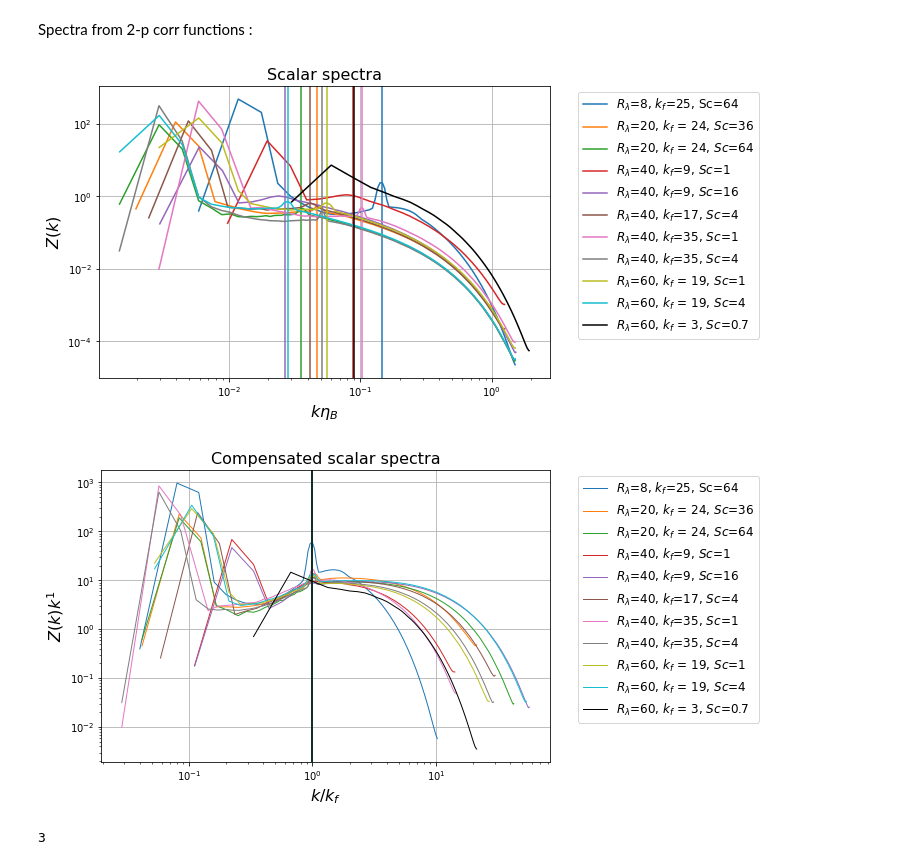
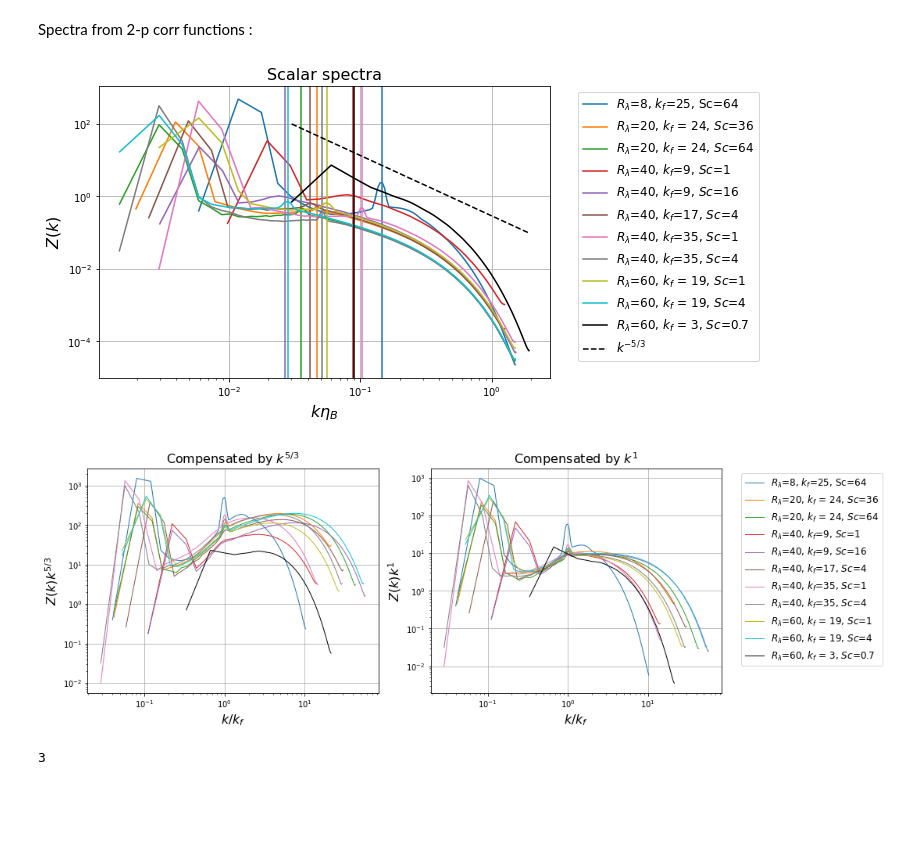
Before and after one commit to anastasiaGor/turbulence_data_notebooks, a Jupyter notebook: Scalar/real_turb_Rl40_scalar_only.ipynb, the cells around one changed output. Cells and saved outputs as stored; diff of their text form; code cells hidden in the pictures; blank space fills up the shorter version.

```diff
--- a/Scalar/real_turb_Rl40_scalar_only.ipynb
+++ b/Scalar/real_turb_Rl40_scalar_only.ipynb
@@ -160,7 +160,7 @@ def read_spec_file(common_folder, forlder_in, quantity, spec_type, ite) :
     #return [k, nb_of_modes, Ek, Exx, Eyy, Ezz, spec_table[:,6], spec_table[:,7], spec_table[:,8], spec_table[:,9]]
     return [k, nb_of_modes, Ek]
 # %%
-common_folder = "/home/gorbunov8a/data/"
+common_folder = "/robin/data/gorbunov8a/data/"
 spec_type = "lin"
 spec_component = "avg"
 file_type = "two_point_corr_complex"
@@ -268,7 +268,7 @@ for i,simu in enumerate(simulations) :
     yscaling = (simu['chi']*(viscosity/simu['eps'])**0.5)**(-1)
     ax.plot(simu['k']*xscaling, simu['scalar_corr'][0,:]*4.0*np.pi*simu['k']**2*yscaling, color=colors[i], label=simu['label'])
     ax.axvline(x=simu['kf']*xscaling, color=colors[i])
-#ax[0].plot(simu['k'], 1e-2*simu['k']**(-5.0/3.0), 'k--', label=r'$k^{-5/3}$', color='silver')
+ax.plot(simu['k']*xscaling, 1e2*simu['k']**(-5.0/3.0), 'k--', label=r'$k^{-5/3}$')
 ax.set(xscale='log', yscale='log', xlabel=r'$k \eta_B$', ylabel=r'$Z(k)$', title=r'Scalar spectra'); ax.grid()
 lgd = ax.legend(bbox_to_anchor=(1.05, 1), loc='upper left', fontsize=12, ncol=1)
 # pp = PdfPages('../Images/IRENE/spectra_Re8_Sc64_diff_forc.pdf')
@@ -277,26 +277,26 @@ lgd = ax.legend(bbox_to_anchor=(1.05, 1), loc='upper left', fontsize=12, ncol=1)
 
 plt.show()
 # %% [output]
-[figure, old version]
+[figure, new version]
 # %%
-fig, ax = plt.subplots(ncols=1, nrows=1, constrained_layout=True, figsize=(10,5))
+fig, ax = plt.subplots(ncols=2, nrows=1, constrained_layout=True, figsize=(15,5))
 
 for i,simu in enumerate(simulations) :
     xscaling = 1.0/simu['kf']
     #xscaling = simu['eta_b']
     yscaling = (simu['chi']*(viscosity/simu['eps'])**0.5)**(-1)
-    ax.plot(simu['k']*xscaling, simu['scalar_corr'][0,:]*4.0*np.pi*simu['k']**(2+1)*yscaling, '-', lw=1.0, markersize=5.5, color=colors[i], label=simu['label'])
-    ax.axvline(x=simu['kf']*xscaling, color=colors[i])
-#ax[0].plot(simu['k'], 1e-2*simu['k']**(-5.0/3.0), 'k--', label=r'$k^{-5/3}$', color='silver')
-ax.set(xscale='log', yscale='log', xlabel=r'$k/k_f$', ylabel=r'$Z(k)k^1$', title=r'Compensated scalar spectra'); ax.grid()
-lgd = ax.legend(bbox_to_anchor=(1.05, 1), loc='upper left', fontsize=12, ncol=1)
+    ax[0].plot(simu['k']*xscaling, simu['scalar_corr'][0,:]*4.0*np.pi*simu['k']**(2+5./3.)*yscaling, '-', lw=1.0, markersize=5.5, color=colors[i], label=simu['label'])
+    ax[1].plot(simu['k']*xscaling, simu['scalar_corr'][0,:]*4.0*np.pi*simu['k']**(2+1)*yscaling, '-', lw=1.0, markersize=5.5, color=colors[i], label=simu['label'])
+ax[0].set(xscale='log', yscale='log', xlabel=r'$k / k_f$', ylabel=r'$Z(k)k^{5/3}$', title=r'Compensated by $k^{5/3}$'); ax[0].grid()
+ax[1].set(xscale='log', yscale='log', xlabel=r'$k / k_f$', ylabel=r'$Z(k)k^1$', title=r'Compensated by $k^{1}$'); ax[1].grid()
+lgd = ax[1].legend(bbox_to_anchor=(1.05, 1), loc='upper left', fontsize=12, ncol=1)
 # pp = PdfPages('../Images/IRENE/spectra_Re8_Sc64_diff_forc.pdf')
 # pp.savefig(bbox_extra_artists=(lgd,), bbox_inches='tight')
 # pp.close()
 
 plt.show()
 # %% [output]
-[figure, old version]
+[figure, new version]
 # %%
 # fig, ax = plt.subplots(ncols=1, nrows=1, constrained_layout=True, figsize=(10,5))
 
```
Also changed, not shown: parts of 5 cells of this notebook, 3 other files.
